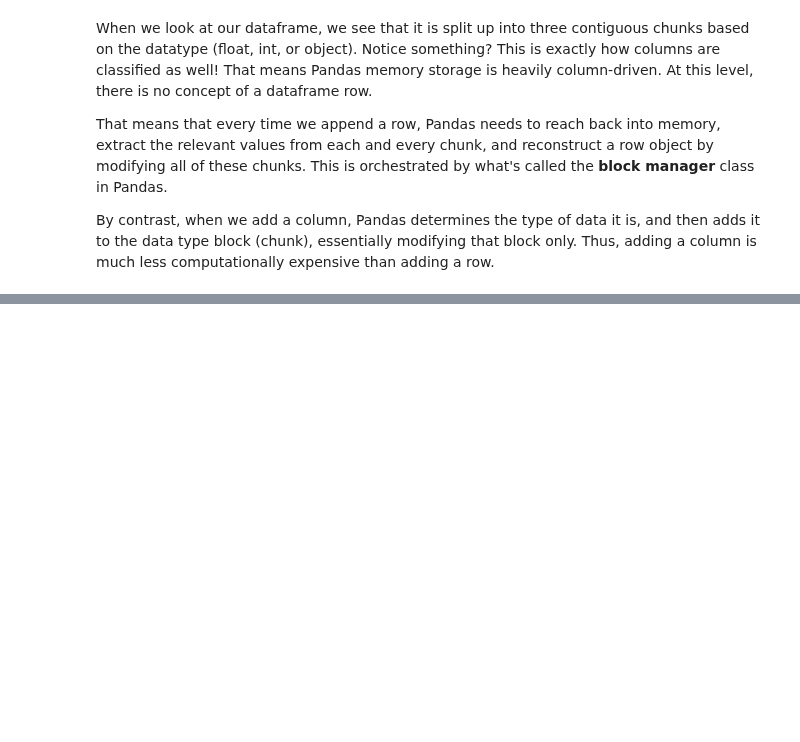
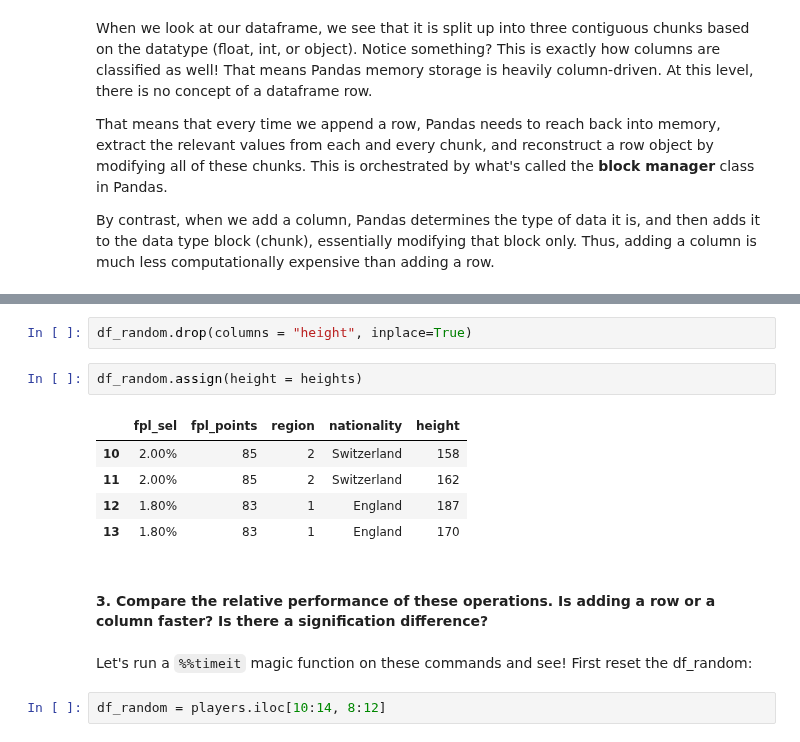
Before and after one commit to jgabunilas/pandas-bootcamp, a Jupyter notebook: Section5_DataFrames_in_Depth/Section5_DataFrames_in_Depth.ipynb, the cells around one changed output, grey strips where cells are left out. Cells and saved outputs as stored; diff of their text form; blank space fills up the shorter version.

```diff
--- a/Section5_DataFrames_in_Depth/Section5_DataFrames_in_Depth.ipynb
+++ b/Section5_DataFrames_in_Depth/Section5_DataFrames_in_Depth.ipynb
@@ -3194,0 +3253,16 @@ By contrast, when we add a column, Pandas determines the type of data it is, and
+# %%
+df_random.drop(columns = "height", inplace=True)
+# %%
+df_random.assign(height = heights)
+# %% [output]
+|  | fpl_sel | fpl_points | region | nationality | height |
+| 10 | 2.00% | 85 | 2 | Switzerland | 158 |
+| 11 | 2.00% | 85 | 2 | Switzerland | 162 |
+| 12 | 1.80% | 83 | 1 | England | 187 |
+| 13 | 1.80% | 83 | 1 | England | 170 |
+# %% [markdown]
+#### 3. Compare the relative performance of these operations. Is adding a row or a column faster? Is there a signification difference?
+# %% [markdown]
+Let's run a `%%timeit` magic function on these commands and see! First reset the df_random:
+# %%
+df_random = players.iloc[10:14, 8:12]
```
Also changed, not shown: parts of 28 cells of this notebook, 1 other file.
